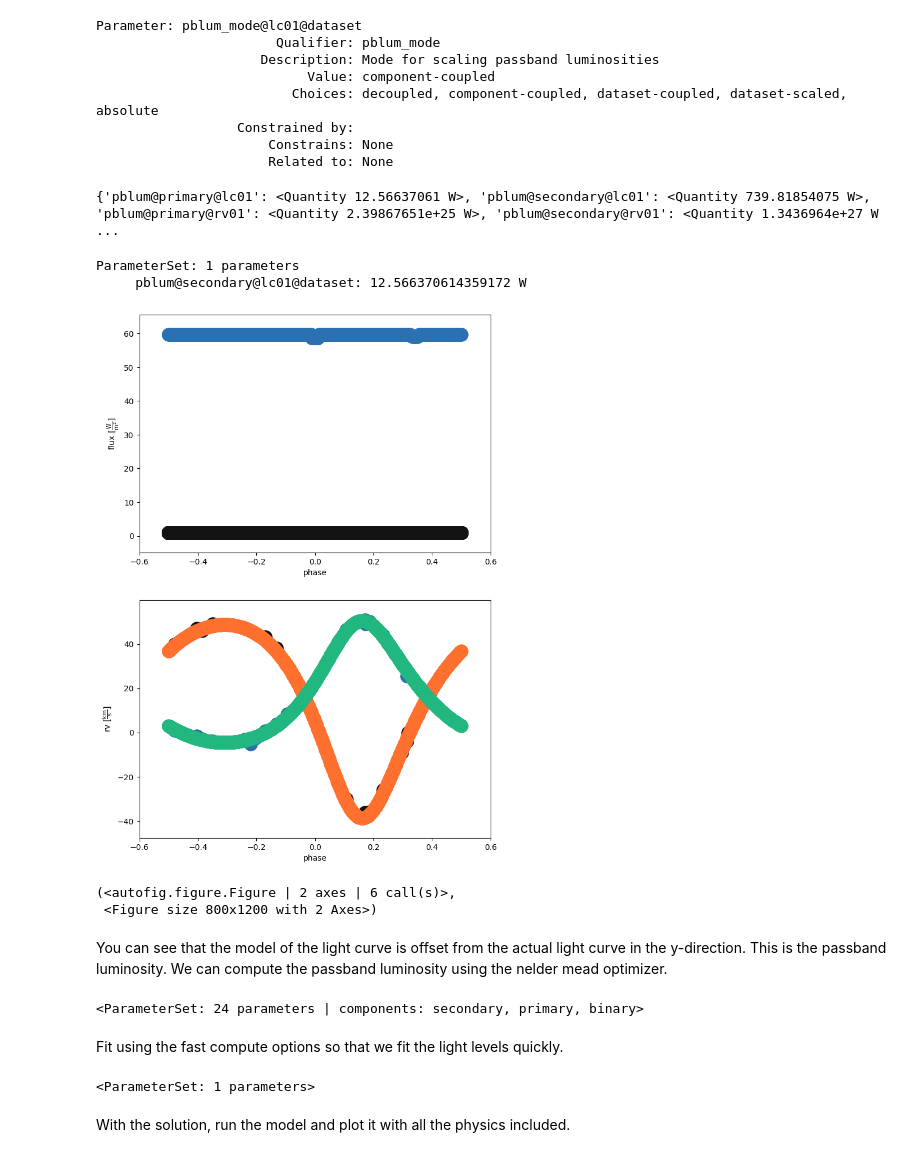
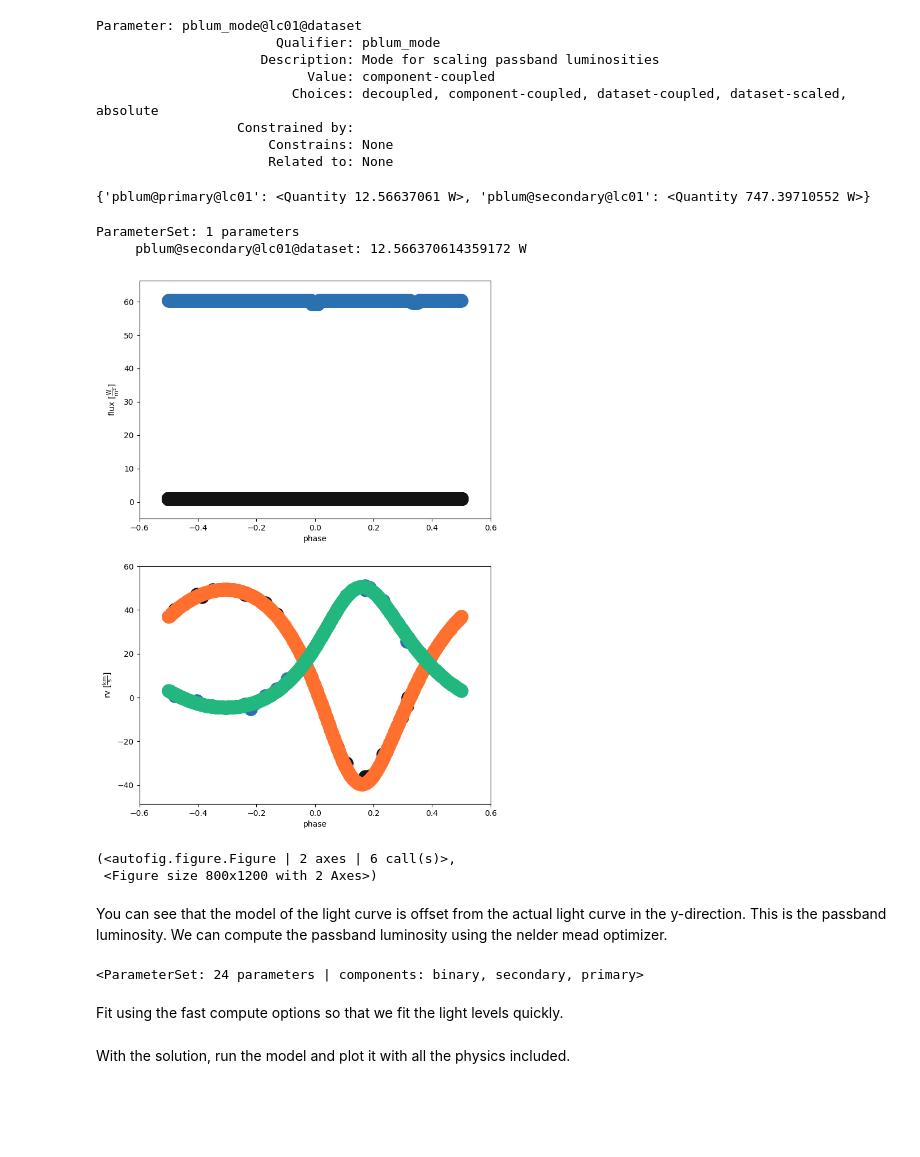
Before and after one commit to kmhambleton/phoebe-eb-notebooks, a Jupyter notebook: 04-luminosity-treatment.ipynb, the cells around one changed output. Cells and saved outputs as stored; diff of their text form; code cells hidden in the pictures; blank space fills up the shorter version.

```diff
--- a/04-luminosity-treatment.ipynb
+++ b/04-luminosity-treatment.ipynb
@@ -11,7 +6,7 @@ import matplotlib.pyplot as plt
 # %% [markdown]
 Set the mode to component-coupled for the luminosity. Use compute phases and compute the light curve.
 # %%
-b = phoebe.load('/Users/user/Stars/objects/rg/gaulme/8430105/bundles/after_nm_phys.bundle')
+b = phoebe.load('bundles/after_nm_phys.bundle')
 #print(b)
 # %% [markdown]
 Plot the model from the previous run
@@ -50,7 +45,7 @@ Parameter: pblum_mode@lc01@dataset
 # %%
 print(b.compute_pblums(compute='fastcompute'))
 # %% [output]
-{'pblum@primary@lc01': <Quantity 12.56637061 W>, 'pblum@secondary@lc01': <Quantity 739.81854075 W>, 'pblum@primary@rv01': <Quantity 2.39867651e+25 W>, 'pblum@secondary@rv01': <Quantity 1.3436964e+27 W ...
+{'pblum@primary@lc01': <Quantity 12.56637061 W>, 'pblum@secondary@lc01': <Quantity 747.39710552 W>}
 # %%
 b.set_value('pblum_component', 'secondary')
 # %%
@@ -59,9 +54,9 @@ print(b.filter(qualifier='pblum'))
 ParameterSet: 1 parameters
      pblum@secondary@lc01@dataset: 12.566370614359172 W
 # %%
-b.plot(x='phase', show=True, model='fast',ls='-',marker='o')
+b.plot(x='phase', show=True, model='fast',s=0.005, ls='-',marker='o')
 # %% [output]
-[figure, old version]
+[figure, new version]
 (<autofig.figure.Figure | 2 axes | 6 call(s)>,
  <Figure size 800x1200 with 2 Axes>)
 # %% [markdown]
@@ -70,7 +65,7 @@ You can see that the model of the light curve is offset from the actual light cu
 b.enable_dataset('lc01')
 b.disable_dataset('rv01')
 # %% [output]
-<ParameterSet: 24 parameters | components: secondary, primary, binary>
+<ParameterSet: 24 parameters | components: binary, secondary, primary>
 # %% [markdown]
 Fit using the fast compute options so that we fit the light levels quickly.
 # %%
@@ -78,8 +73,6 @@ b.add_solver('optimizer.nelder_mead', fit_parameters='pblum@secondary', solver='
 b.set_value('maxiter', solver='opt_pblum', value=10)
 b.run_solver(compute='fastcompute',solver='opt_pblum', solution='opt_pblum_sol',overwrite=True)
 b.adopt_solution('opt_pblum_sol')
-# %% [output]
-<ParameterSet: 1 parameters>
 # %% [markdown]
 With the solution, run the model and plot it with all the physics included.
 # %%
```
Also changed, not shown: parts of 2 cells of this notebook, 3 other files.
